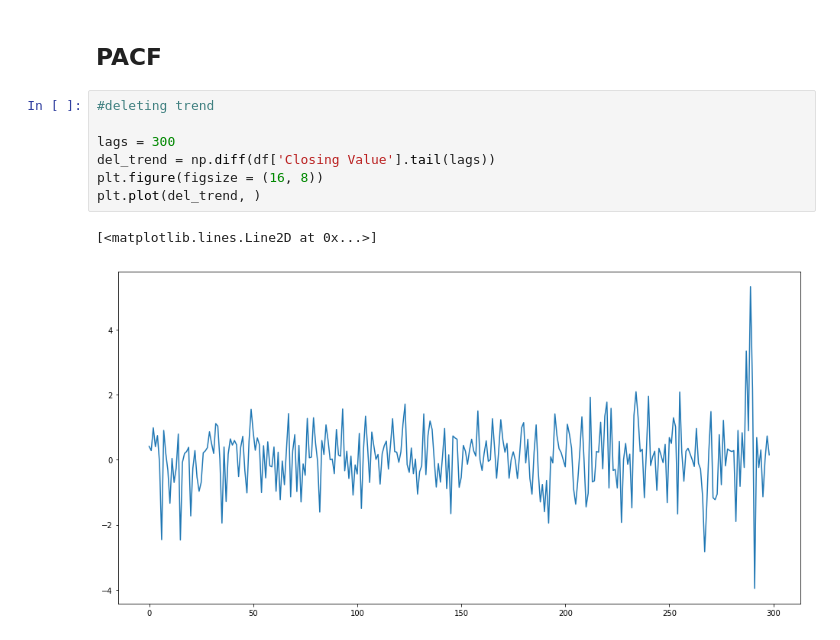
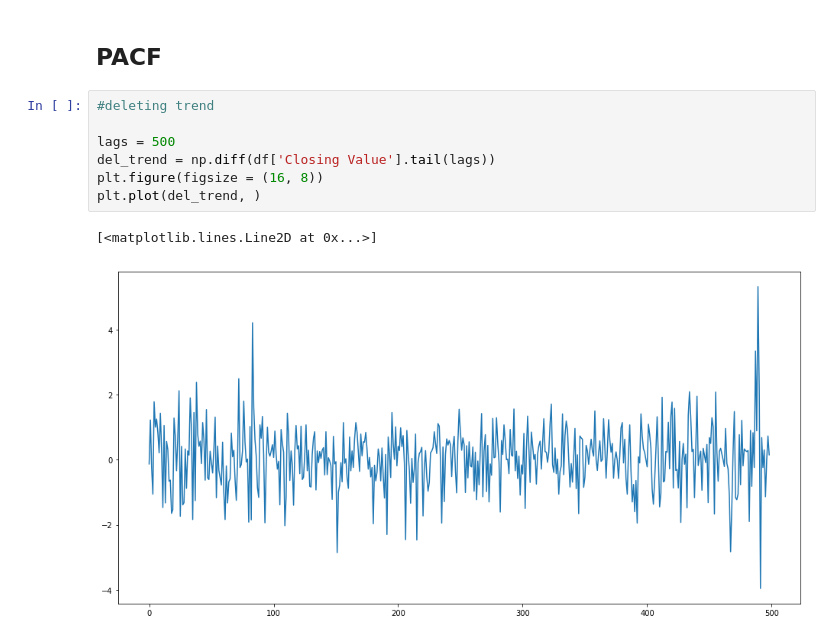
Before and after one commit to YarrDOpanas/uData, a Jupyter notebook: Signal Processing/SP_HW01_Yaroslav_Opanasenko.ipynb, the cells around one changed output. Saved outputs shown, nothing was run; the diff lists cells and outputs as text.

```diff
--- a/Signal Processing/SP_HW01_Yaroslav_Opanasenko.ipynb
+++ b/Signal Processing/SP_HW01_Yaroslav_Opanasenko.ipynb
@@ -85,10 +86,10 @@ plt.show()
 # %%
 #deleting trend
 
-lags = 300
+lags = 500
 del_trend = np.diff(df['Closing Value'].tail(lags))
 plt.figure(figsize = (16, 8))
 plt.plot(del_trend, )
 # %% [output]
 [<matplotlib.lines.Line2D at 0x...>]
-[figure, old version]
+[figure, new version]
```
Also changed, not shown: parts of 6 cells of this notebook.
